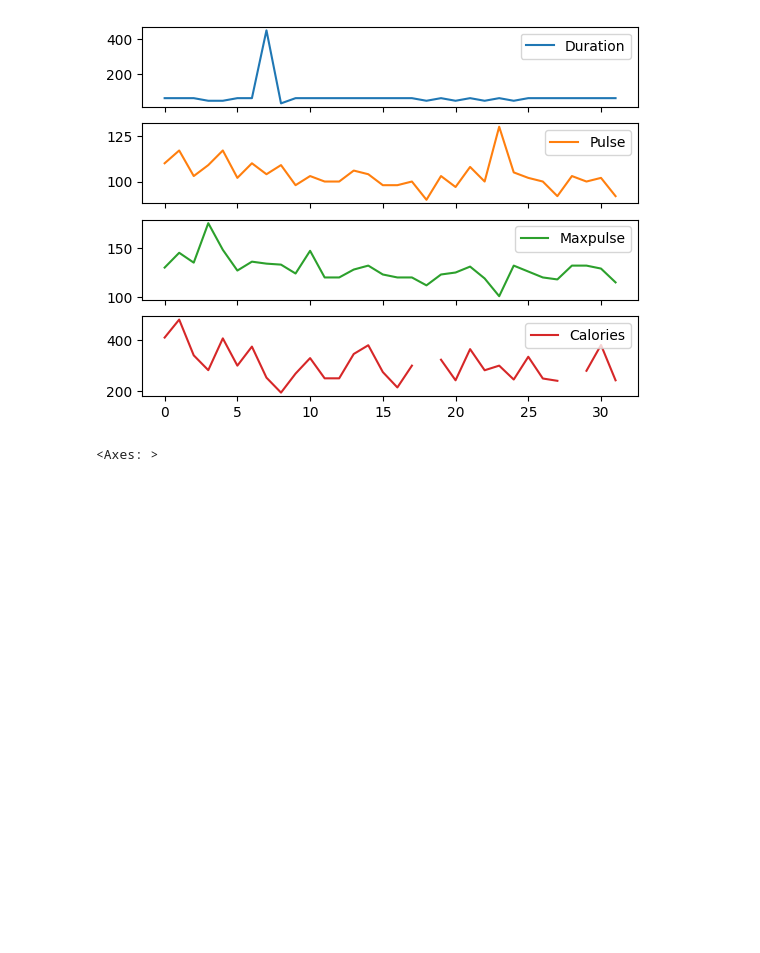
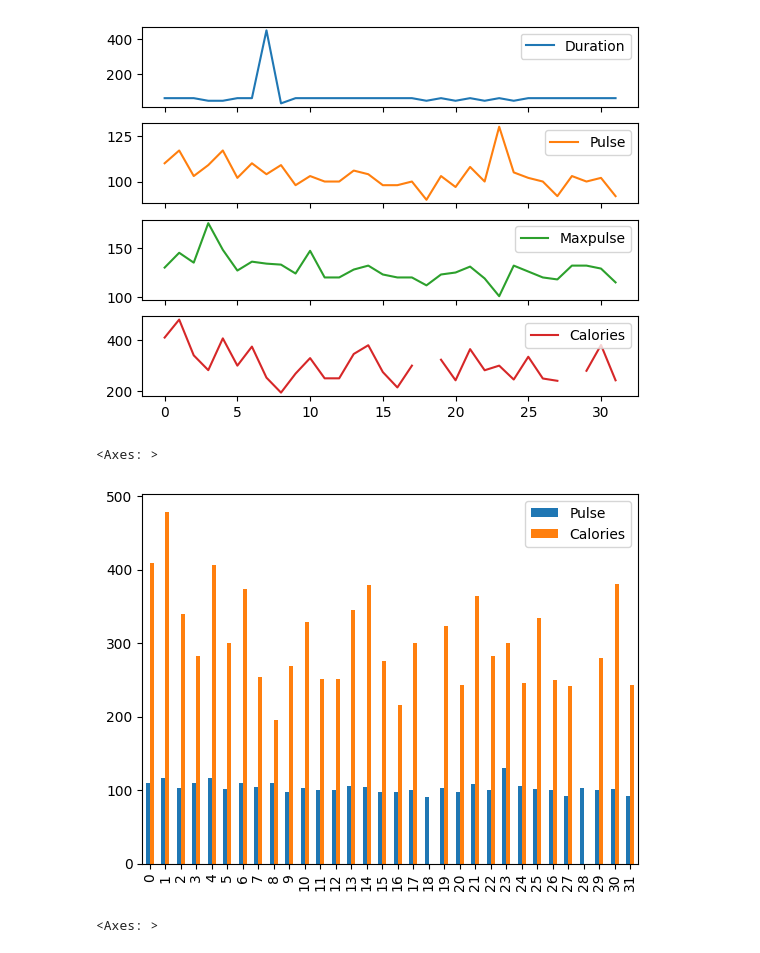
Before and after one commit to sudohui/cctb, a Jupyter notebook: EDA.ipynb, the cells around one changed output. Cells and saved outputs as stored; diff of their text form; code cells hidden in the pictures; blank space fills up the shorter version.

```diff
--- a/EDA.ipynb
+++ b/EDA.ipynb
@@ -255,6 +254,11 @@ data.plot(kind='line', subplots=True)
 # %% [output]
 array([<Axes: >, <Axes: >, <Axes: >, <Axes: >], dtype=object)
 [figure]
+# %%
+barData.plot(kind='bar')
+# %% [output]
+<Axes: >
+[figure, added]
 # %%
 barData = data[["Pulse", "Calories"]]
 barData.plot(kind='bar', stacked=True)
```
Also changed, not shown: parts of 17 cells of this notebook.
